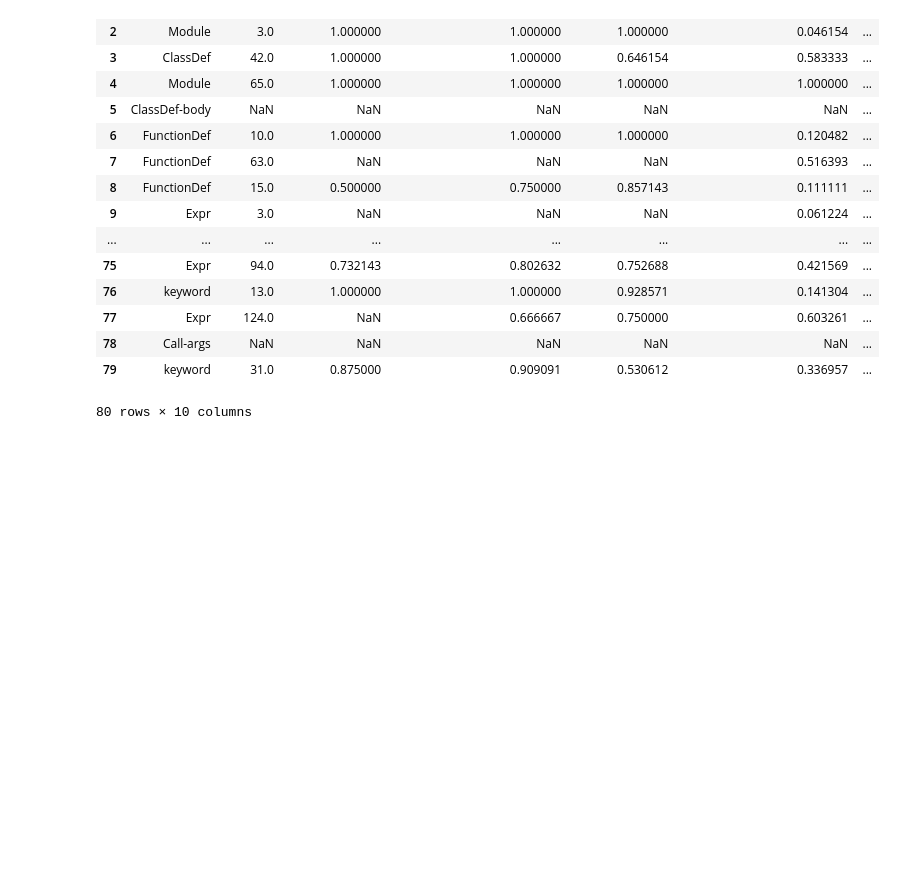
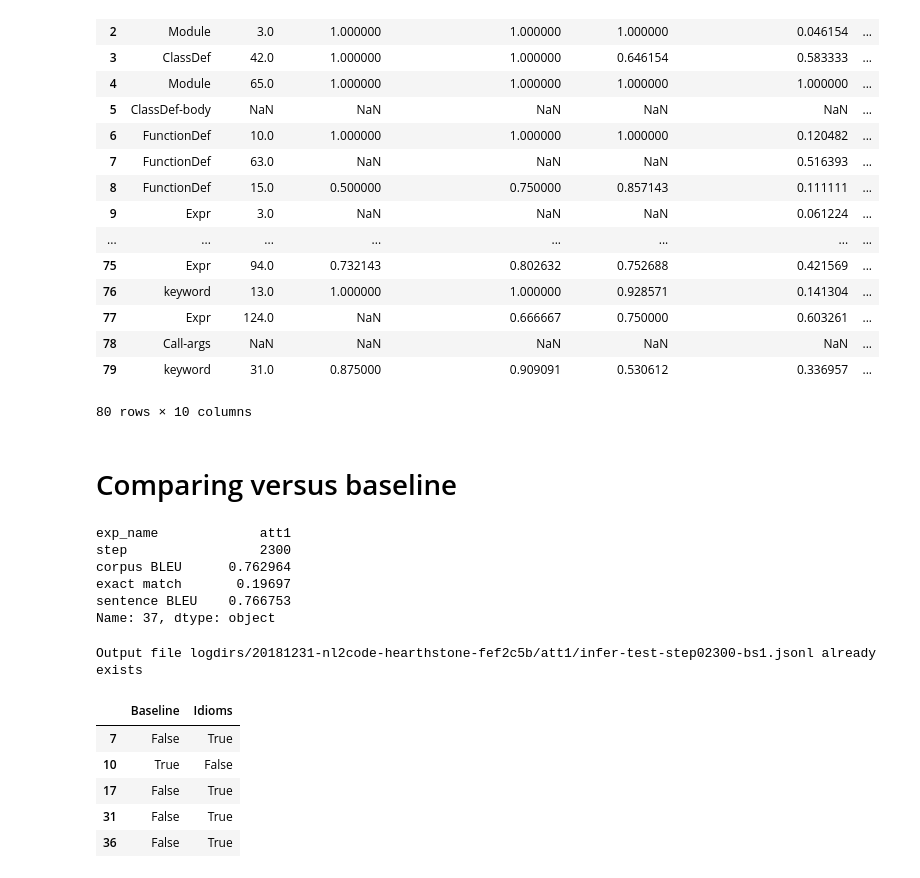
Before and after one commit to rshin/seq2struct, a Jupyter notebook: notebooks/hearthstone_idioms_20190201_analysis_20190729.ipynb, the cells around one changed output. Drawn from its saved outputs; the diff is of its cells as text; code cells hidden in the pictures; blank space fills up the shorter version.

```diff
--- a/notebooks/hearthstone_idioms_20190201_analysis_20190729.ipynb
+++ b/notebooks/hearthstone_idioms_20190201_analysis_20190729.ipynb
@@ -505,3 +505,45 @@ pr_df_test
 | 78 | Call-args | NaN | NaN | NaN | NaN | NaN | ... |
 | 79 | keyword | 31.0 | 0.875000 | 0.909091 | 0.530612 | 0.336957 | ... |
 80 rows × 10 columns
+# %% [markdown]
+# Comparing versus baseline
+# %%
+def load_inferred(infer_history_path, normalized_gold_code):
+    inferred_all = [json.loads(line) for line in open(infer_history_path)]
+    exact_match_all = [
+        normalized_gold_code[i] == example['beams'][0]['inferred_code'] if example['beams'] else False
+        for i, example in enumerate(inferred_all)
+    ]
+
+    return inferred_all, exact_match_all
+# %%
+print(baseline_df.loc[baseline_df['exact match'].idxmax()])
+# %% [output]
+exp_name             att1
+step                 2300
+corpus BLEU      0.762964
+exact match       0.19697
+sentence BLEU    0.766753
+Name: 37, dtype: object
+# %%
+!CUDA_VISIBLE_DEVICES= python infer.py \
+    --config configs/hearthstone/nl2code.jsonnet \
+    --logdir logdirs/20181231-nl2code-hearthstone-fef2c5b/att1 \
+    --output __LOGDIR__/infer-test-step02300-bs1.jsonl --step 2300 --section test --beam-size 1
+
+baseline_exact_match_infer_test_path = 'logdirs/20181231-nl2code-hearthstone-fef2c5b/att1/infer-test-step02300-bs1.jsonl'
+# %% [output]
+Output file logdirs/20181231-nl2code-hearthstone-fef2c5b/att1/infer-test-step02300-bs1.jsonl already exists
+# %%
+inferred_test, exact_match_test = load_inferred(idiom_exact_match_infer_test_history_path, normalized_gold_code_test)
+baseline_inferred_test, baseline_exact_match_test = load_inferred(baseline_exact_match_infer_test_path, normalized_gold_code_test)
+# %%
+comparison_df = pd.DataFrame({'Idioms': exact_match_test, 'Baseline': baseline_exact_match_test})
+comparison_df[comparison_df.Baseline != comparison_df.Idioms]
+# %% [output]
+|  | Baseline | Idioms |
+| 7 | False | True |
+| 10 | True | False |
+| 17 | False | True |
+| 31 | False | True |
+| 36 | False | True |
```
Also changed, not shown: parts of 4 cells of this notebook.
